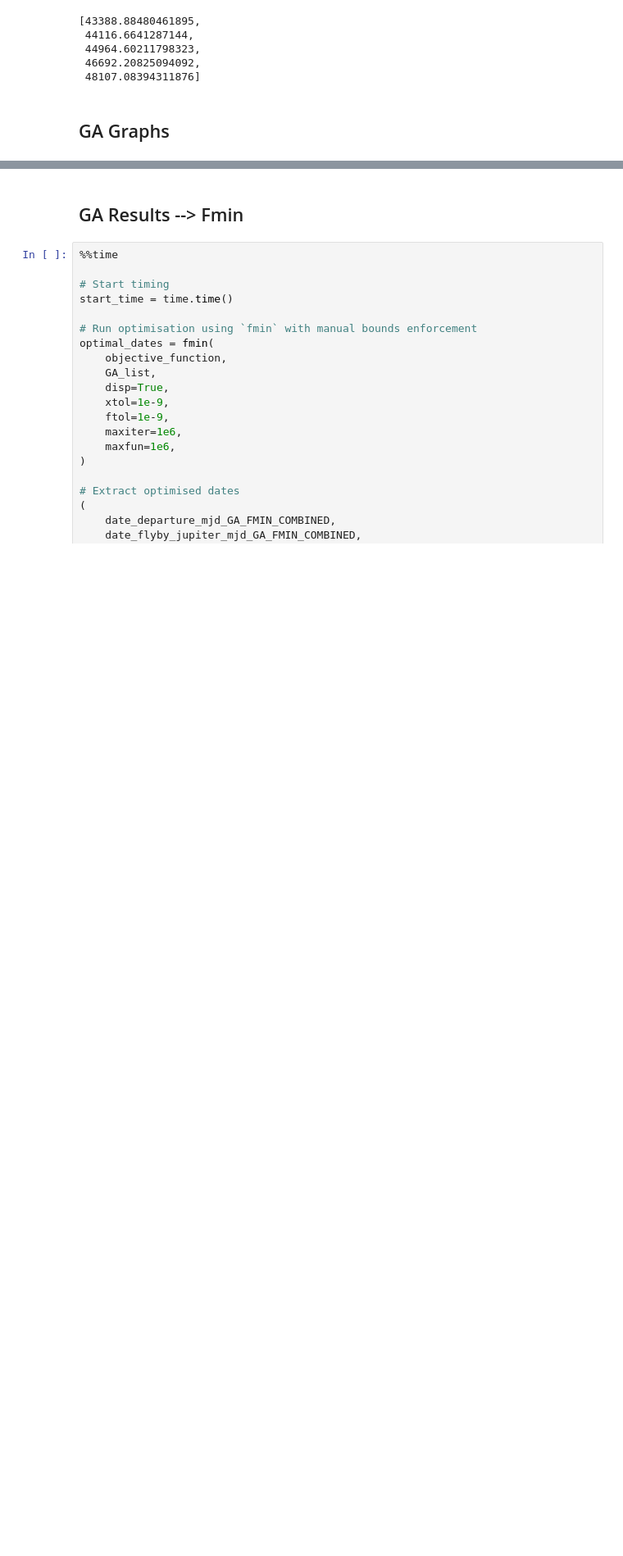
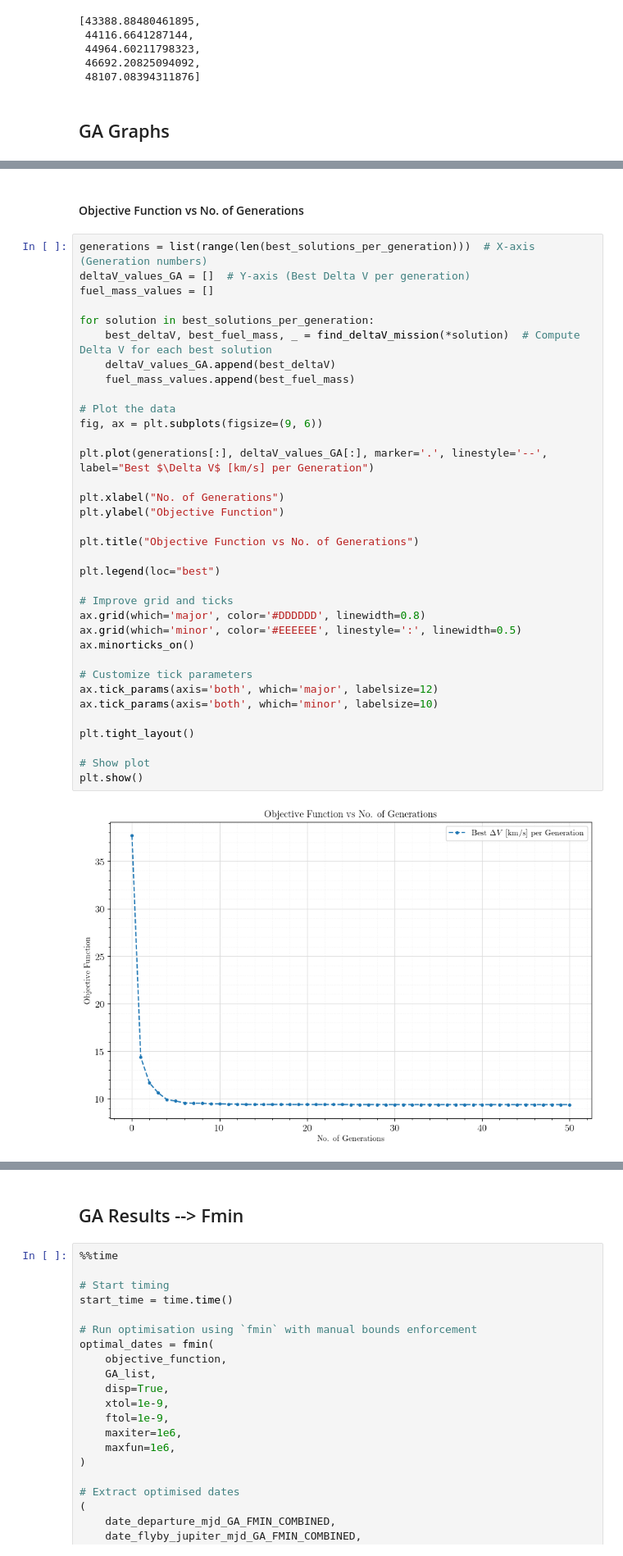
Before and after one commit to snath222/IP-Trajectory-Optimisation-SN, a Jupyter notebook: Voyager II - Optimisation Algo.ipynb, the cells around one changed output, grey strips where cells are left out. Shown at 82% size. Cells and saved outputs as stored; diff of their text form; blank space fills up the shorter version.

```diff
--- a/Voyager II - Optimisation Algo.ipynb
+++ b/Voyager II - Optimisation Algo.ipynb
@@ -2539,0 +2615,39 @@ plt.close()
+# %% [markdown]
+#### Objective Function vs No. of Generations
+# %%
+generations = list(range(len(best_solutions_per_generation)))  # X-axis (Generation numbers)
+deltaV_values_GA = []  # Y-axis (Best Delta V per generation)
+fuel_mass_values = []
+
+for solution in best_solutions_per_generation:
+    best_deltaV, best_fuel_mass, _ = find_deltaV_mission(*solution)  # Compute Delta V for each best solution
+    deltaV_values_GA.append(best_deltaV)
+    fuel_mass_values.append(best_fuel_mass)
+
+# Plot the data
+fig, ax = plt.subplots(figsize=(9, 6))
+
+plt.plot(generations[:], deltaV_values_GA[:], marker='.', linestyle='--', label="Best $\Delta V$ [km/s] per Generation")
+
+plt.xlabel("No. of Generations")
+plt.ylabel("Objective Function")
+
+plt.title("Objective Function vs No. of Generations")
+
+plt.legend(loc="best")
+
+# Improve grid and ticks
+ax.grid(which='major', color='#DDDDDD', linewidth=0.8)
+ax.grid(which='minor', color='#EEEEEE', linestyle=':', linewidth=0.5)
+ax.minorticks_on()
+
+# Customize tick parameters
+ax.tick_params(axis='both', which='major', labelsize=12)
+ax.tick_params(axis='both', which='minor', labelsize=10)
+
+plt.tight_layout()
+
+# Show plot
+plt.show()
+# %% [output]
+[figure, added]
```
Also changed, not shown: parts of 74 cells of this notebook, 10 other files.
